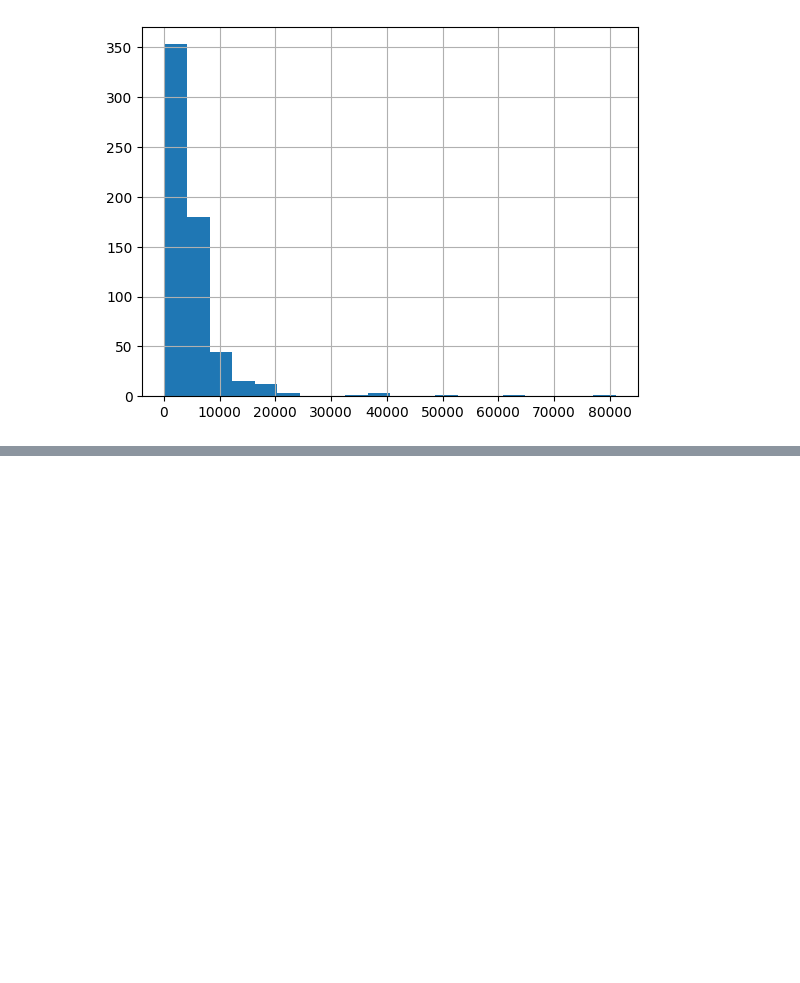
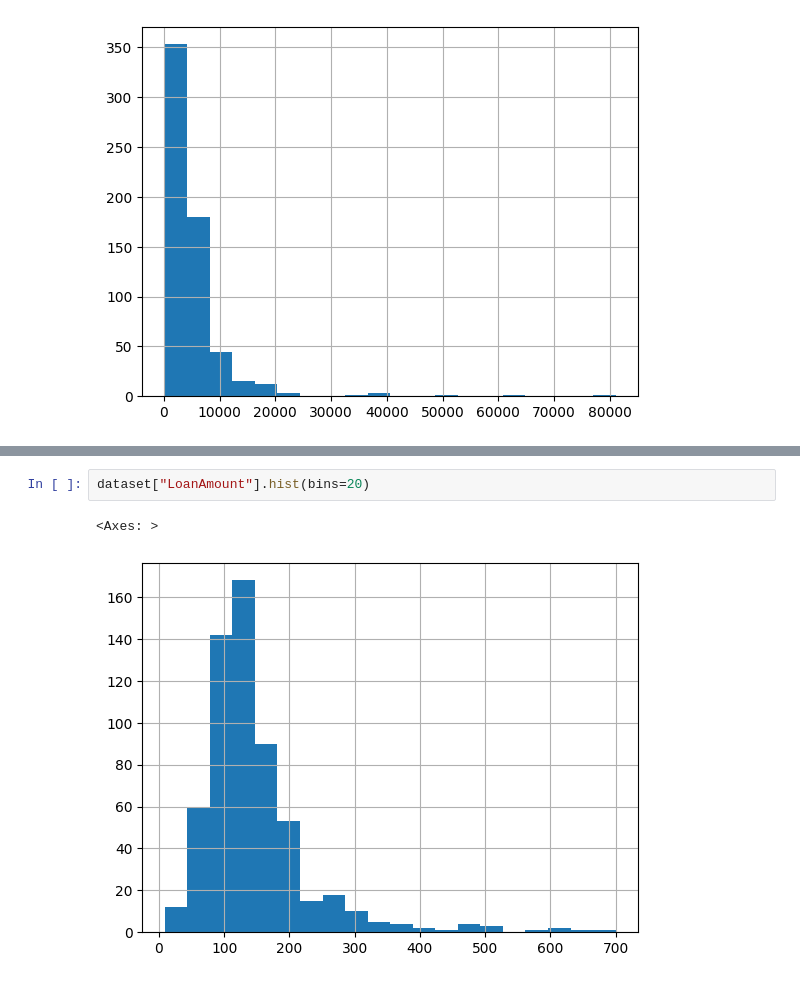
Before and after one commit to anupupadhaya123/Loan-Eligibility-Prediction, a Jupyter notebook: Untitled-1.ipynb, the cells around one changed output, grey strips where cells are left out. Drawn from its saved outputs; the diff is of its cells as text; blank space fills up the shorter version.

```diff
--- a/Untitled-1.ipynb
+++ b/Untitled-1.ipynb
@@ -61,0 +107,5 @@ dataset["ApplicantIncome"].hist(bins=20)
+# %%
+dataset["LoanAmount"].hist(bins=20)
+# %% [output]
+<Axes: >
+[figure, added]
```
Also changed, not shown: parts of 19 cells of this notebook.
